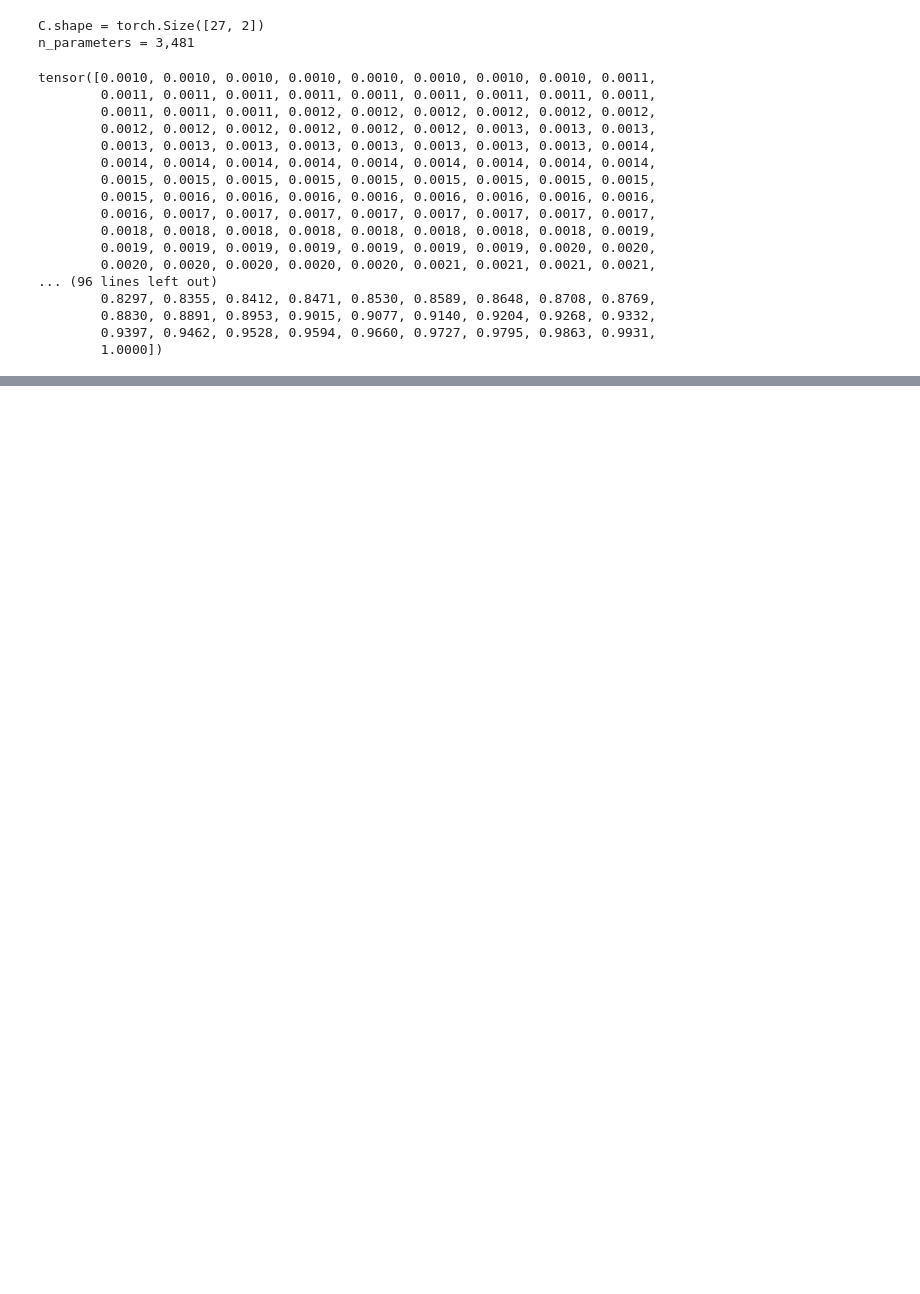
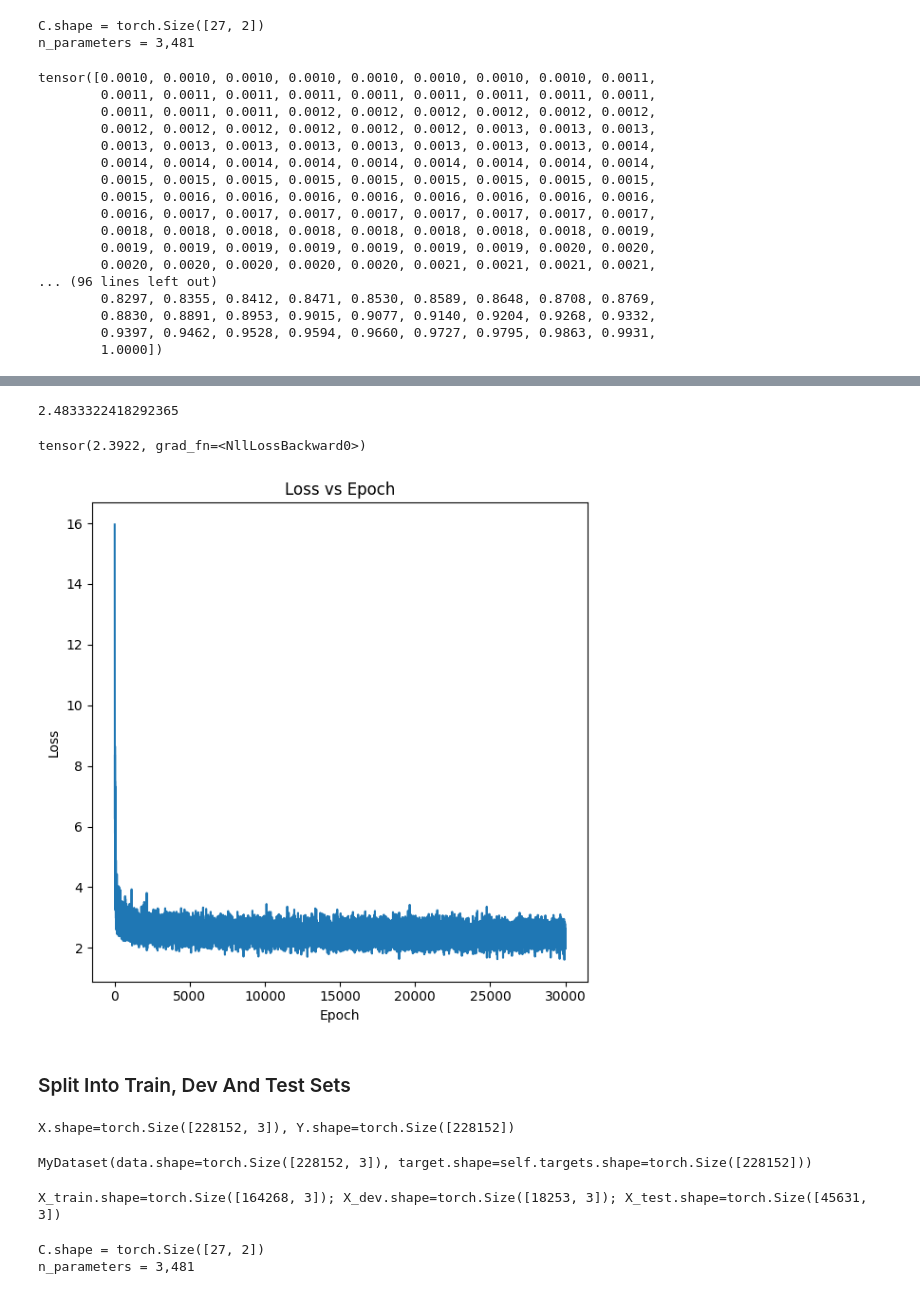
Before and after one commit to chineidu/NLP-Tutorial, a Jupyter notebook: notebook/08-Makemore/01-bigram/02-mlp.ipynb, the cells around one changed output, grey strips where cells are left out. Cells and saved outputs as stored; diff of their text form; code cells hidden in the pictures; blank space fills up the shorter version.

```diff
--- a/notebook/08-Makemore/01-bigram/02-mlp.ipynb
+++ b/notebook/08-Makemore/01-bigram/02-mlp.ipynb
@@ -466,0 +524,4 @@ Epoch: 30/30 | Loss: 6.5563
+# %%
+# Require gradients to be true
+for p in parameters:
+    p.requires_grad = True
@@ -466,0 +587,26 @@ Epoch: 30/30 | Loss: 6.5563
+# %%
+# Average loss
+np.mean(losses_all)
+# %% [output]
+2.4833322418292365
+# %%
+# Actual loss
+emb: Tensor = F.one_hot(X, num_classes=n_chars).float() @ C
+h: Tensor = emb.view(-1, M) @ W1 + b1
+h = torch.tanh(h)
+logits: Tensor = torch.matmul(h, W2) + b2  # h @ W2 + b2
+
+loss: Tensor = F.cross_entropy(logits, y)
+loss
+# %% [output]
+tensor(2.3922, grad_fn=<NllLossBackward0>)
+# %%
+fig, ax = plt.subplots(figsize=(6, 6))  # Create figure and axes
+ax.plot(torch.arange(epochs), losses_all)  # Plot the data
+ax.set(xlabel="Epoch", ylabel="Loss", title="Loss vs Epoch")  # Add labels
+plt.tight_layout()
+plt.show()
+# %% [output]
+[figure, added]
+# %% [markdown]
+### Split Into Train, Dev And Test Sets
@@ -466,0 +678,37 @@ Epoch: 30/30 | Loss: 6.5563
+# %%
+X, y = build_dataset(names=names, block_size=3, print_info=False)
+data: Dataset = MyDataset(X, y)
+
+data
+# %% [output]
+X.shape=torch.Size([228152, 3]), Y.shape=torch.Size([228152])
+MyDataset(data.shape=torch.Size([228152, 3]), target.shape=self.targets.shape=torch.Size([228152]))
+# %%
+X_train, X_dev, X_test, y_train, y_dev, y_test = split_data_into_train_dev_test(
+    data=data
+)
+# %% [output]
+X_train.shape=torch.Size([164268, 3]); X_dev.shape=torch.Size([18253, 3]); X_test.shape=torch.Size([45631, 3])
+# %%
+g = torch.Generator().manual_seed(5)
+
+# Parameters
+emb_dim: int = 2  # embedding dimension
+block_size: int = 3  # size of the context window for each input sequence
+M: int = emb_dim * block_size  # number of inputs
+n_nodes: int = 100  # number of hidden nodes
+learning_rate: float = 0.1  # learning rate
+batch_size: int = 32  # batch size
+epochs: int = 50_000  # number of epochs
+C: Tensor = torch.randn((n_chars, emb_dim), generator=g)
+W1: Tensor = torch.randn((M, n_nodes), generator=g)
+b1: Tensor = torch.randn(n_nodes, generator=g)
+W2: Tensor = torch.randn(n_nodes, n_chars, generator=g)  # (100, 27)
+b2: Tensor = torch.randn(n_chars, generator=g)  # (27,)
+print(f"{C.shape = }")
+parameters: list[Tensor] = [C, W1, b1, W2, b2]
+n_parameters: int = sum([p.nelement() for p in parameters])
+print(f"{n_parameters = :,}")
+# %% [output]
+C.shape = torch.Size([27, 2])
+n_parameters = 3,481
```
Also changed, not shown: parts of 39 cells of this notebook, 1 other file.
